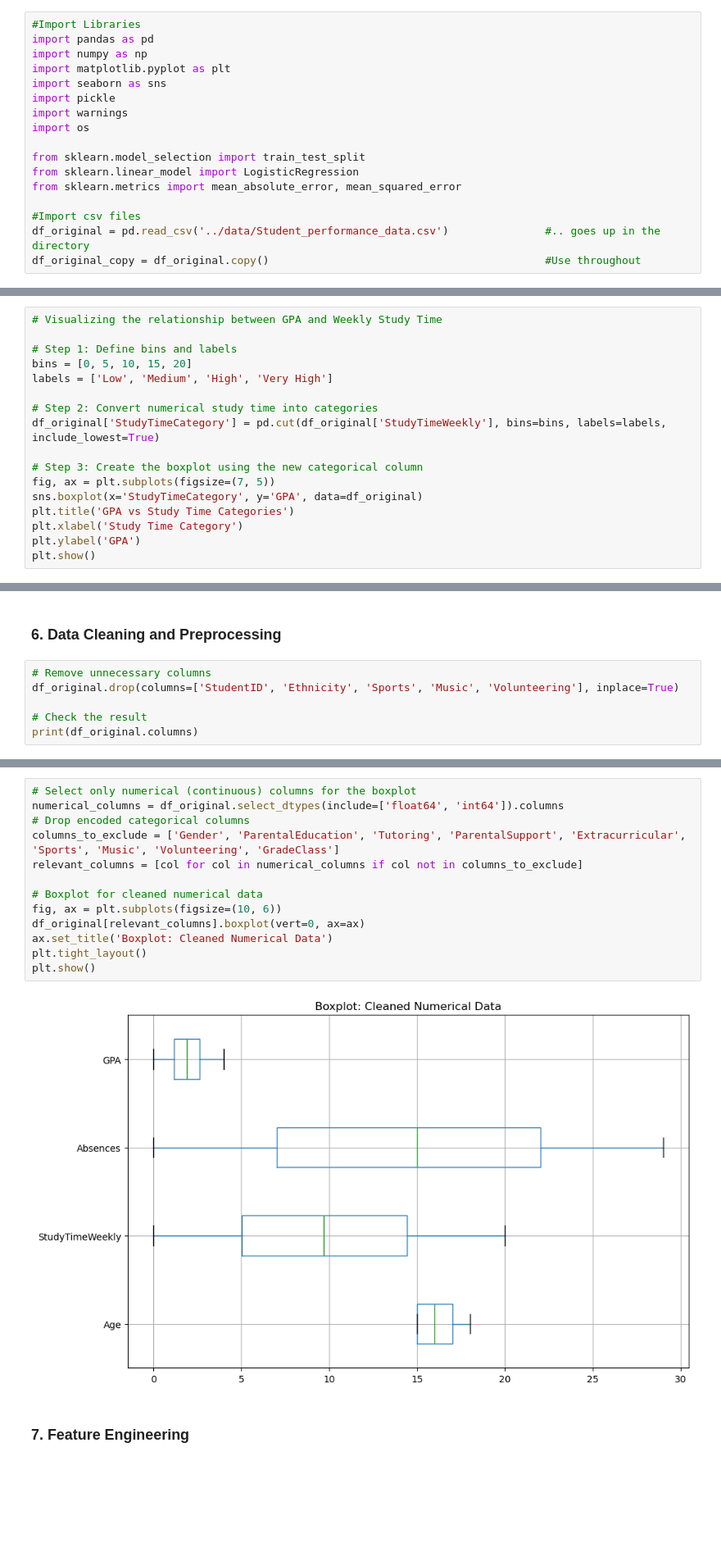
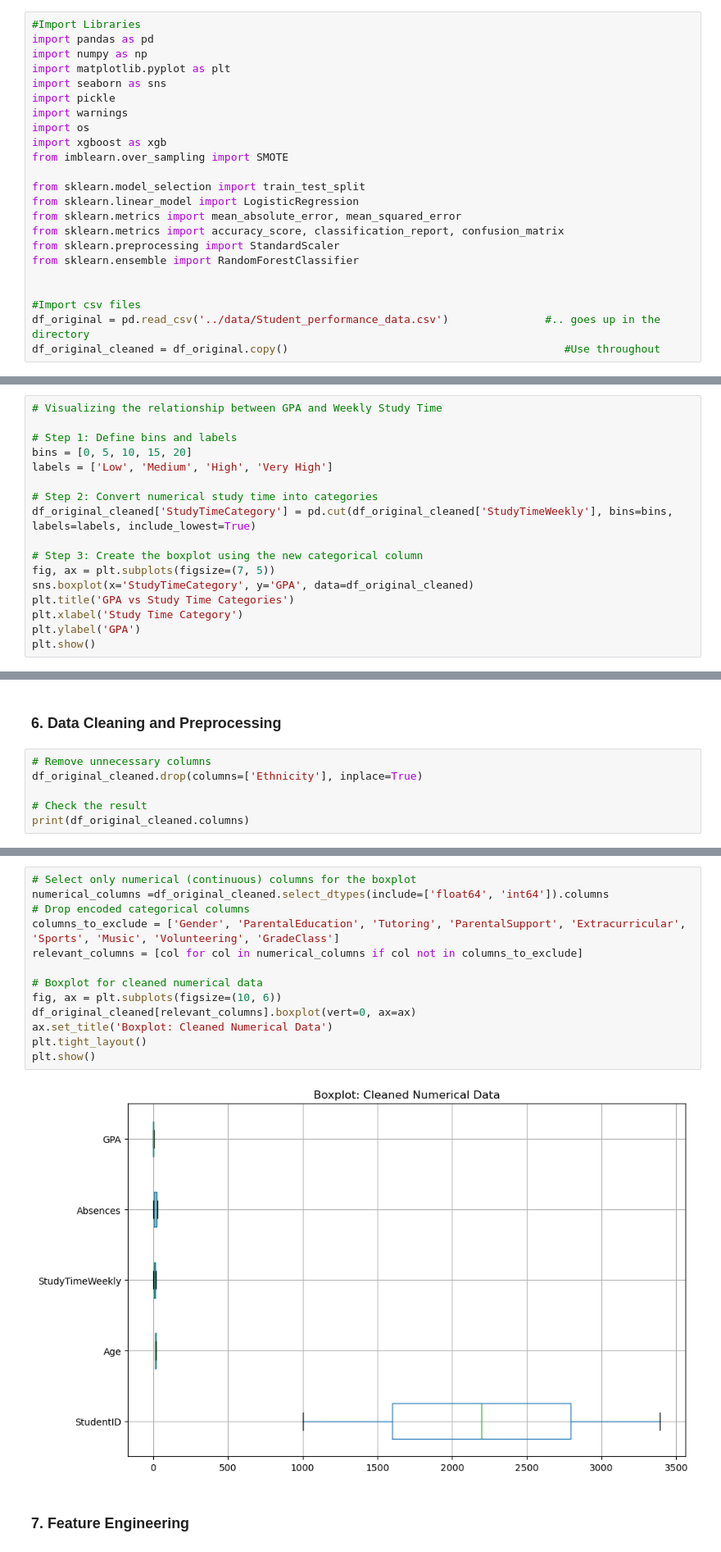
Before and after one commit to KGS577999/Guided-Project, a Jupyter notebook: notebooks/Guided_Project.ipynb, the cells around one changed output, grey strips where cells are left out. Shown at 82% size. Drawn from its saved outputs; the diff is of its cells as text; blank space fills up the shorter version.

```diff
--- a/notebooks/Guided_Project.ipynb
+++ b/notebooks/Guided_Project.ipynb
@@ -33,14 +33,20 @@ import seaborn as sns
 import pickle
 import warnings
 import os
+import xgboost as xgb
+from imblearn.over_sampling import SMOTE
 
 from sklearn.model_selection import train_test_split
 from sklearn.linear_model import LogisticRegression
 from sklearn.metrics import mean_absolute_error, mean_squared_error
+from sklearn.metrics import accuracy_score, classification_report, confusion_matrix
+from sklearn.preprocessing import StandardScaler
+from sklearn.ensemble import RandomForestClassifier
+
 
 #Import csv files
 df_original = pd.read_csv('../data/Student_performance_data.csv')               #.. goes up in the directory
-df_original_copy = df_original.copy()                                           #Use throughout
+df_original_cleaned = df_original.copy()                                           #Use throughout
 # %% [markdown]
 ### 4. Understanding the data
 
@@ -153,11 +159,11 @@ bins = [0, 5, 10, 15, 20]
 labels = ['Low', 'Medium', 'High', 'Very High']
 
 # Step 2: Convert numerical study time into categories
-df_original['StudyTimeCategory'] = pd.cut(df_original['StudyTimeWeekly'], bins=bins, labels=labels, include_lowest=True)
+df_original_cleaned['StudyTimeCategory'] = pd.cut(df_original_cleaned['StudyTimeWeekly'], bins=bins, labels=labels, include_lowest=True)
 
 # Step 3: Create the boxplot using the new categorical column
 fig, ax = plt.subplots(figsize=(7, 5))
-sns.boxplot(x='StudyTimeCategory', y='GPA', data=df_original)
+sns.boxplot(x='StudyTimeCategory', y='GPA', data=df_original_cleaned)
 plt.title('GPA vs Study Time Categories')
 plt.xlabel('Study Time Category')
 plt.ylabel('GPA')
@@ -183,8 +189,8 @@ There seems to be a strong negative correlation between GPA and absences. As abs
 ### 6. Data Cleaning and Preprocessing
 # %%
 # Remove unnecessary columns
-df_original.drop(columns=['StudentID', 'Ethnicity', 'Sports', 'Music', 'Volunteering'], inplace=True)
+df_original_cleaned.drop(columns=['Ethnicity'], inplace=True)
 
 # Check the result
-print(df_original.columns)
+print(df_original_cleaned.columns)
 # %% [output]
@@ -215,18 +221,18 @@ No Missing Values Found
 No Duplicates Found
 # %%
 # Select only numerical (continuous) columns for the boxplot
-numerical_columns = df_original.select_dtypes(include=['float64', 'int64']).columns
+numerical_columns =df_original_cleaned.select_dtypes(include=['float64', 'int64']).columns
 # Drop encoded categorical columns
 columns_to_exclude = ['Gender', 'ParentalEducation', 'Tutoring', 'ParentalSupport', 'Extracurricular', 'Sports', 'Music', 'Volunteering', 'GradeClass']
 relevant_columns = [col for col in numerical_columns if col not in columns_to_exclude]
 
 # Boxplot for cleaned numerical data
 fig, ax = plt.subplots(figsize=(10, 6))
-df_original[relevant_columns].boxplot(vert=0, ax=ax)
+df_original_cleaned[relevant_columns].boxplot(vert=0, ax=ax)
 ax.set_title('Boxplot: Cleaned Numerical Data')
 plt.tight_layout()
 plt.show()
 # %% [output]
-[figure, old version]
+[figure, new version]
 # %% [markdown]
 ### 7. Feature Engineering
```
Also changed, not shown: parts of 22 cells of this notebook, 4 other files.
